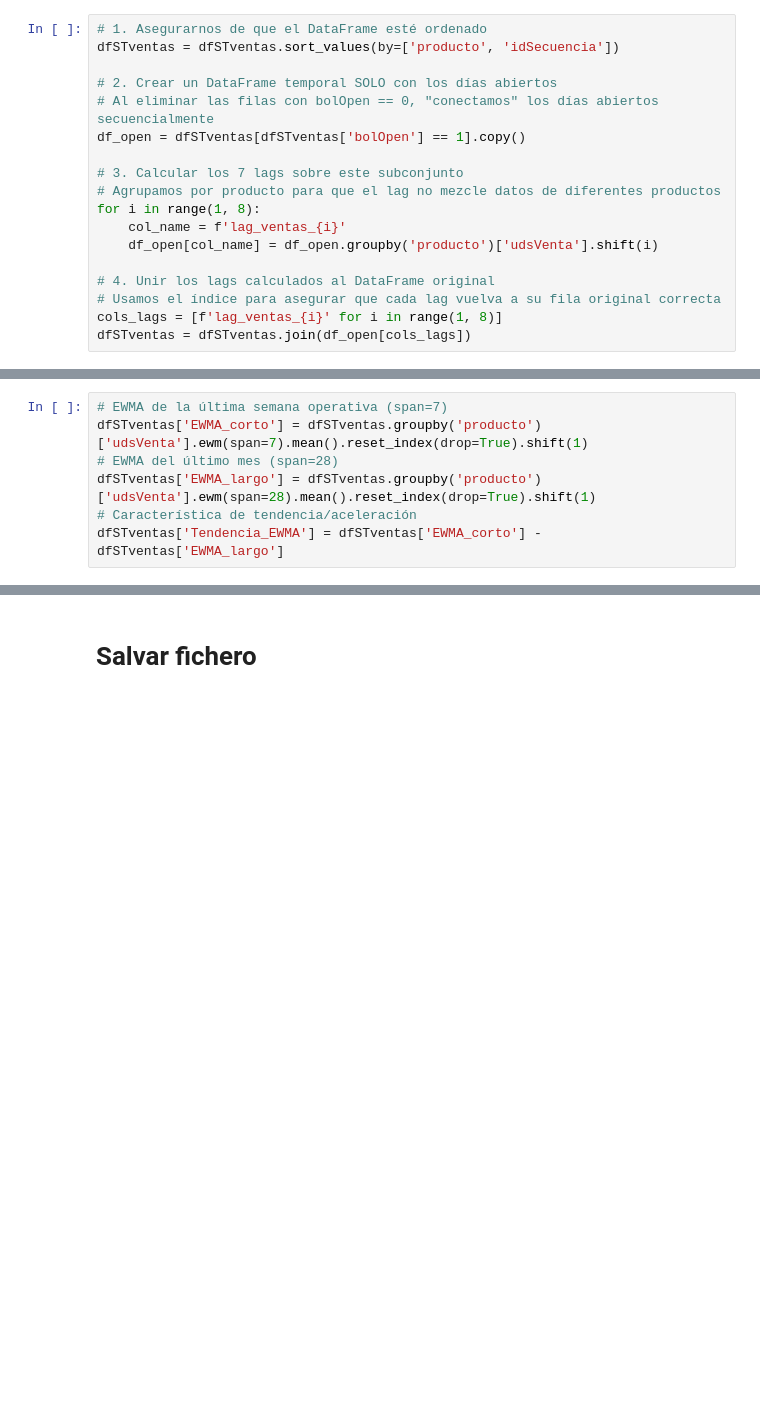
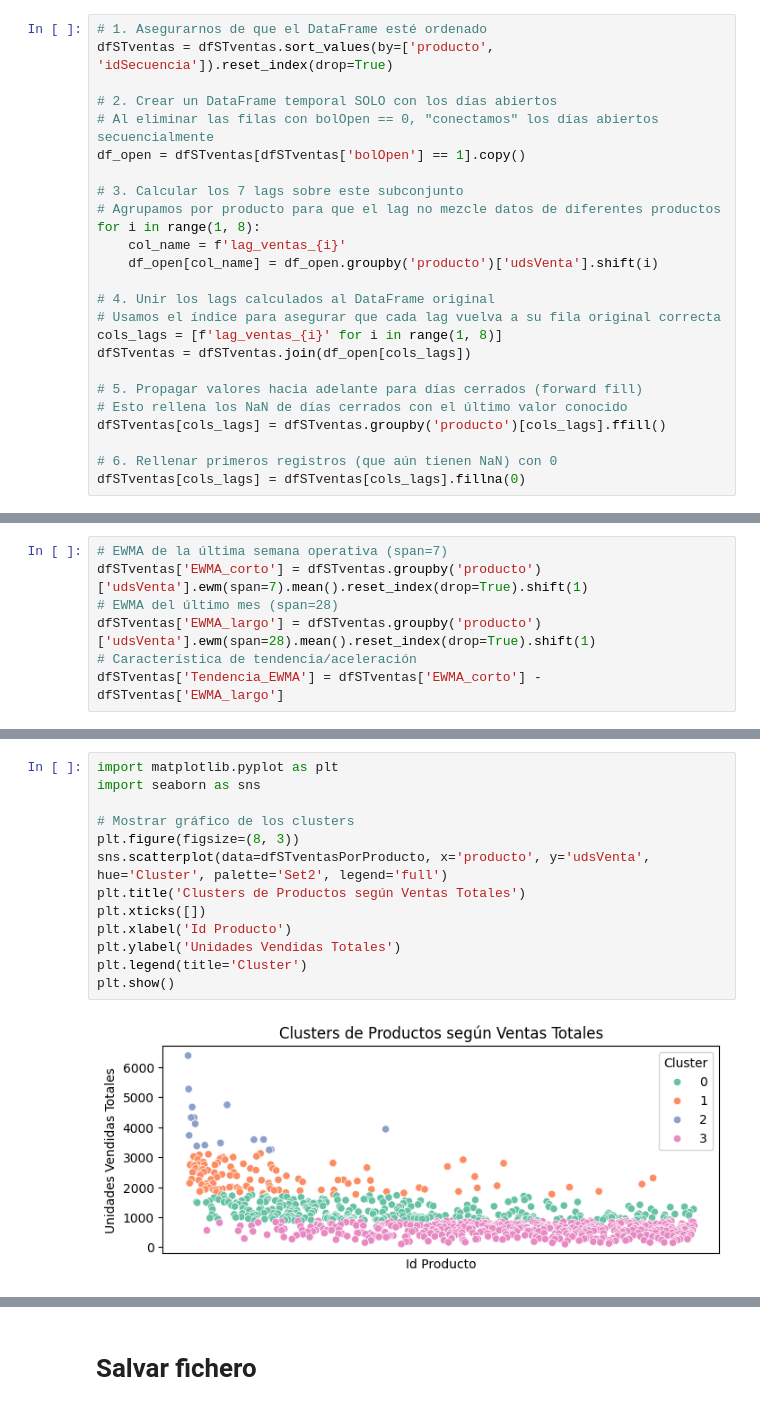
Before and after one commit to jmorala/TFMDS, a Jupyter notebook: cuadernos/03_Preprocesamiento.ipynb, the cells around one changed output, grey strips where cells are left out. Drawn from its saved outputs; the diff is of its cells as text; blank space fills up the shorter version.

```diff
--- a/cuadernos/03_Preprocesamiento.ipynb
+++ b/cuadernos/03_Preprocesamiento.ipynb
@@ -257,7 +116,7 @@ No aporta poner una columna con el número de días pasados desde la primera lec
 - - Sería bueno el mismo día de la misma semana del año pasado, pero se elimina un año entero de datos
 # %%
 # 1. Asegurarnos de que el DataFrame esté ordenado
-dfSTventas = dfSTventas.sort_values(by=['producto', 'idSecuencia'])
+dfSTventas = dfSTventas.sort_values(by=['producto', 'idSecuencia']).reset_index(drop=True)
 
 # 2. Crear un DataFrame temporal SOLO con los días abiertos
 # Al eliminar las filas con bolOpen == 0, "conectamos" los días abiertos secuencialmente
@@ -273,6 +132,13 @@ for i in range(1, 8):
 # Usamos el índice para asegurar que cada lag vuelva a su fila original correcta
 cols_lags = [f'lag_ventas_{i}' for i in range(1, 8)]
 dfSTventas = dfSTventas.join(df_open[cols_lags])
+
+# 5. Propagar valores hacia adelante para días cerrados (forward fill)
+# Esto rellena los NaN de días cerrados con el último valor conocido
+dfSTventas[cols_lags] = dfSTventas.groupby('producto')[cols_lags].ffill()
+
+# 6. Rellenar primeros registros (que aún tienen NaN) con 0
+dfSTventas[cols_lags] = dfSTventas[cols_lags].fillna(0)
 # %% [markdown]
 # Rolling window aggregations
 - Se calcula la media de los 30 días anteriores
@@ -308,0 +228,15 @@ dfSTventas['Tendencia_EWMA'] = dfSTventas['EWMA_corto'] - dfSTventas['EWMA_largo
+# %%
+import matplotlib.pyplot as plt
+import seaborn as sns
+
+# Mostrar gráfico de los clusters
+plt.figure(figsize=(8, 3))
+sns.scatterplot(data=dfSTventasPorProducto, x='producto', y='udsVenta', hue='Cluster', palette='Set2', legend='full')
+plt.title('Clusters de Productos según Ventas Totales')
+plt.xticks([])
+plt.xlabel('Id Producto')
+plt.ylabel('Unidades Vendidas Totales')
+plt.legend(title='Cluster')
+plt.show()
+# %% [output]
+[figure, added]
```
Also changed, not shown: parts of 24 cells of this notebook, 3 other files.
